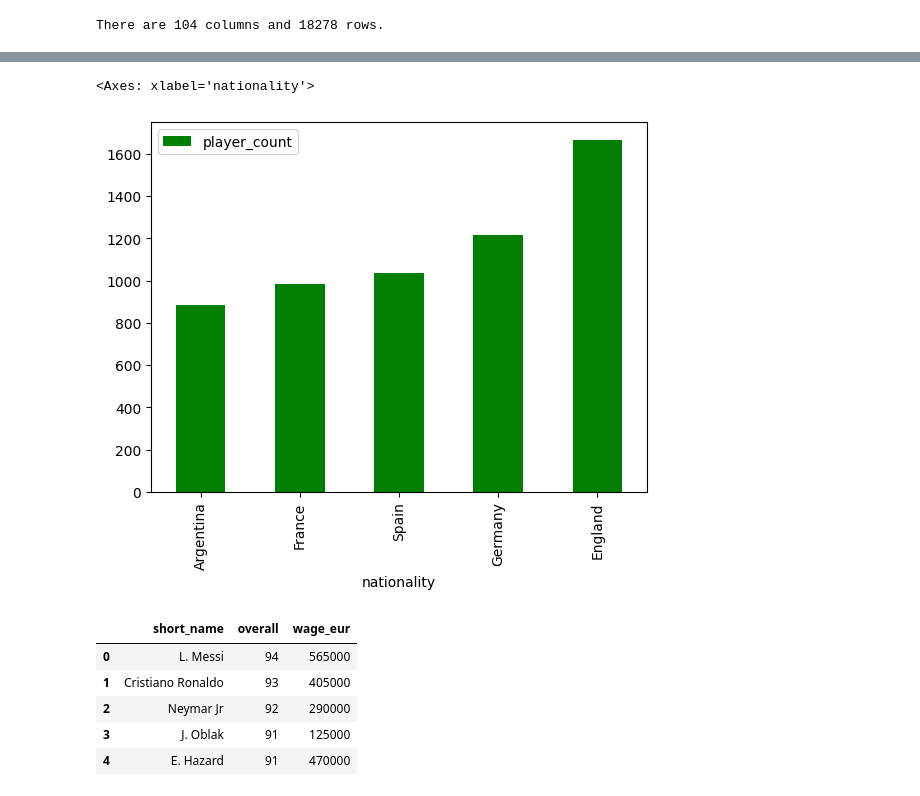
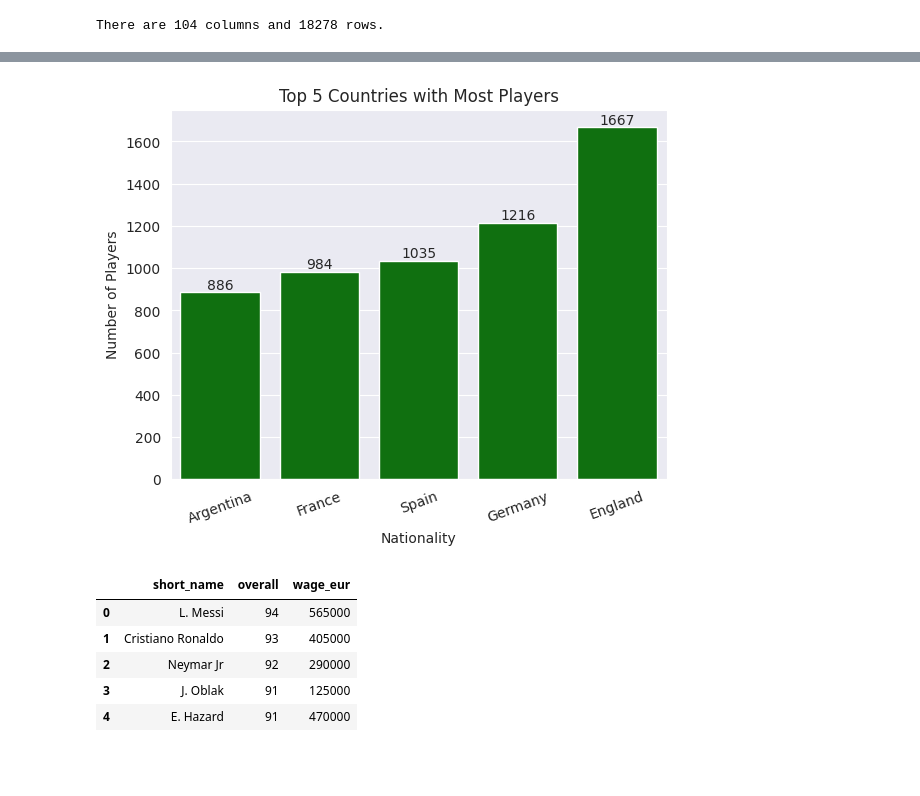
Before and after one commit to pmloppnow/JUMP-Plus, a Jupyter notebook: fifa.ipynb, the cells around one changed output, grey strips where cells are left out. Cells and saved outputs as stored; diff of their text form; code cells hidden in the pictures; blank space fills up the shorter version.

```diff
--- a/fifa.ipynb
+++ b/fifa.ipynb
@@ -114,12 +98,20 @@ countries.head(10)
 | Colombia | 591 |
 | Japan | 453 |
 | Netherlands | 416 |
-# %%
-# 6. Show the top 10 countries with the highest amount of players
-countries.head(5).sort_values(by=["player_count"], ascending=True).plot.bar(color="green")
-# %% [output]
-<Axes: xlabel='nationality'>
-[figure, removed]
+# %%
+# 6. Create a bar plot of the top 5 countries with the highest number of players, and fill the bars in green
+
+countries = countries.head(5).sort_values(by = ["player_count"], ascending = True).reset_index()
+countries_plot = sns.barplot(data = countries, x = countries.country, y = countries.player_count, palette = ["green"])
+countries_plot.set(title = "Top 5 Countries with Most Players")
+plt.ylabel("Number of Players")
+plt.xlabel("Nationality")
+countries_plot.set_xticklabels(rotation = 20, labels = countries.country); # Semicolon prevents ugly output before the graph in .ipynb
+
+for bar in countries_plot.containers:
+    countries_plot.bar_label(bar)
+# %% [output]
+[figure, added]
 # %%
 # 7. Display the short name and wages for the top 5 players (by overall)
 players_overall = fifa[["short_name", "overall", "wage_eur"]].sort_values(by=["overall"], ascending=False).head(5)
```
Also changed, not shown: parts of 24 cells of this notebook.
